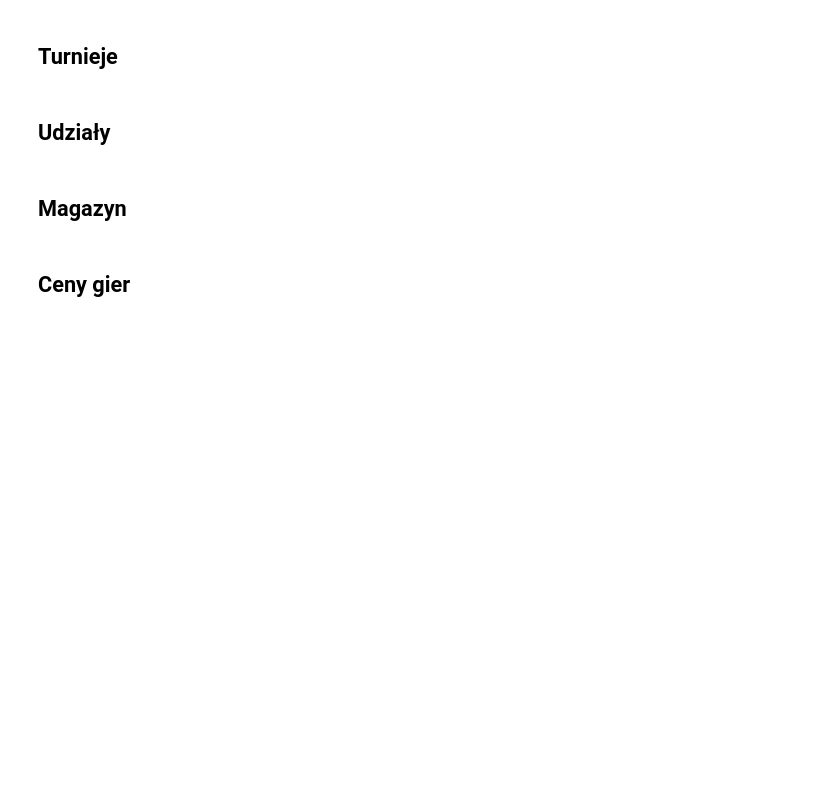
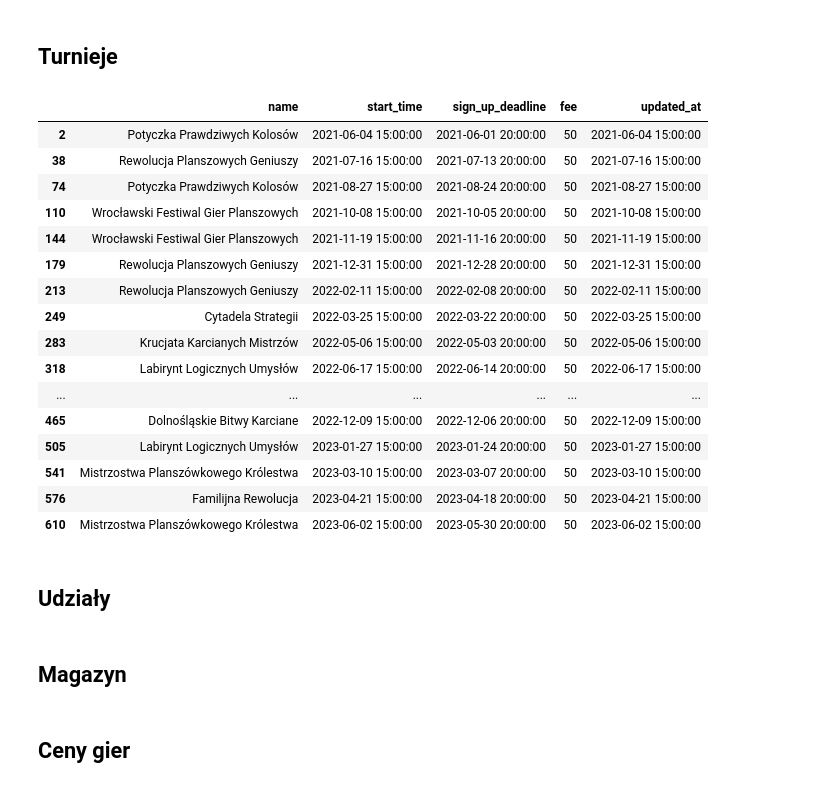
Before and after one commit to o-Mateo-o/geeks-and-dragons-db, a Jupyter notebook: notebooks/attempts/gen.ipynb, the cells around one changed output. Cells and saved outputs as stored; diff of their text form; code cells hidden in the pictures; blank space fills up the shorter version.

Commit message:
turnieje - wstęp

```diff
--- a/notebooks/attempts/gen.ipynb
+++ b/notebooks/attempts/gen.ipynb
@@ -34,5 +35,6 @@ prompt_first_names_females = pd.read_csv(file_path('imiona_k.csv'))
 prompt_last_names_females = pd.read_csv(file_path('nazwiska_k.csv'))
 prompt_cities = pd.read_csv(file_path('miasta.csv'))
 prompt_emails = pd.read_csv(file_path('Domeny.csv'))
+prompt_tournaments = pd.read_csv(file_path('turnieje.csv'), delimiter=';')
 # %% [markdown]
 ## Tabela prompt_dates
@@ -527,5 +526,37 @@ maintenance_expenses.head()
 # %% [markdown]
 ## Turnieje
+# %%
+def tournament_df_generator():
+    dates = prompt_dates.loc[prompt_dates['Dzień tygodnia'] == 'Piątek', 'Data'].iloc[::6]
+    names = random.choices(prompt_tournaments['Nazwa'], k=len(dates))
+    df = pd.DataFrame({
+        'name': names,
+        'start_time': dates + datetime.timedelta(hours=15),
+        'sign_up_deadline': dates - datetime.timedelta(days=3) + datetime.timedelta(hours=20),
+        'fee': np.full((1, len(names)), 50)[0],
+        'updated_at': dates + datetime.timedelta(hours=15)
+    })
+    return df
+# %%
+tournament_df_generator()
+# %% [output]
+|  | name | start_time | sign_up_deadline | fee | updated_at |
+| 2 | Potyczka Prawdziwych Kolosów | 2021-06-04 15:00:00 | 2021-06-01 20:00:00 | 50 | 2021-06-04 15:00:00 |
+| 38 | Rewolucja Planszowych Geniuszy | 2021-07-16 15:00:00 | 2021-07-13 20:00:00 | 50 | 2021-07-16 15:00:00 |
+| 74 | Potyczka Prawdziwych Kolosów | 2021-08-27 15:00:00 | 2021-08-24 20:00:00 | 50 | 2021-08-27 15:00:00 |
+| 110 | Wrocławski Festiwal Gier Planszowych | 2021-10-08 15:00:00 | 2021-10-05 20:00:00 | 50 | 2021-10-08 15:00:00 |
+| 144 | Wrocławski Festiwal Gier Planszowych | 2021-11-19 15:00:00 | 2021-11-16 20:00:00 | 50 | 2021-11-19 15:00:00 |
+| 179 | Rewolucja Planszowych Geniuszy | 2021-12-31 15:00:00 | 2021-12-28 20:00:00 | 50 | 2021-12-31 15:00:00 |
+| 213 | Rewolucja Planszowych Geniuszy | 2022-02-11 15:00:00 | 2022-02-08 20:00:00 | 50 | 2022-02-11 15:00:00 |
+| 249 | Cytadela Strategii | 2022-03-25 15:00:00 | 2022-03-22 20:00:00 | 50 | 2022-03-25 15:00:00 |
+| 283 | Krucjata Karcianych Mistrzów | 2022-05-06 15:00:00 | 2022-05-03 20:00:00 | 50 | 2022-05-06 15:00:00 |
+| 318 | Labirynt Logicznych Umysłów | 2022-06-17 15:00:00 | 2022-06-14 20:00:00 | 50 | 2022-06-17 15:00:00 |
+| ... | ... | ... | ... | ... | ... |
+| 465 | Dolnośląskie Bitwy Karciane | 2022-12-09 15:00:00 | 2022-12-06 20:00:00 | 50 | 2022-12-09 15:00:00 |
+| 505 | Labirynt Logicznych Umysłów | 2023-01-27 15:00:00 | 2023-01-24 20:00:00 | 50 | 2023-01-27 15:00:00 |
+| 541 | Mistrzostwa Planszówkowego Królestwa | 2023-03-10 15:00:00 | 2023-03-07 20:00:00 | 50 | 2023-03-10 15:00:00 |
+| 576 | Familijna Rewolucja | 2023-04-21 15:00:00 | 2023-04-18 20:00:00 | 50 | 2023-04-21 15:00:00 |
+| 610 | Mistrzostwa Planszówkowego Królestwa | 2023-06-02 15:00:00 | 2023-05-30 20:00:00 | 50 | 2023-06-02 15:00:00 |
 # %% [markdown]
 ## Udziały
 # %% [markdown]
```
Also changed, not shown: parts of 13 cells of this notebook, 1 other file.
